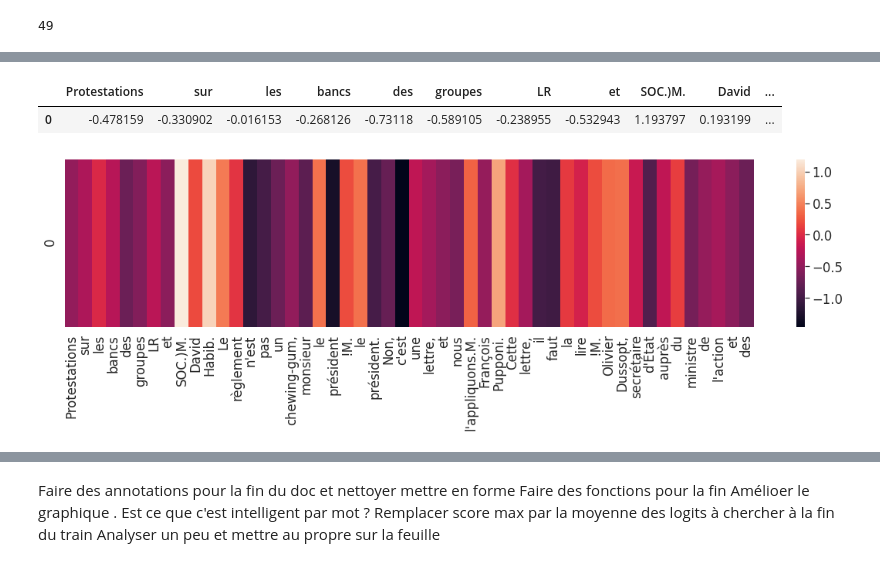
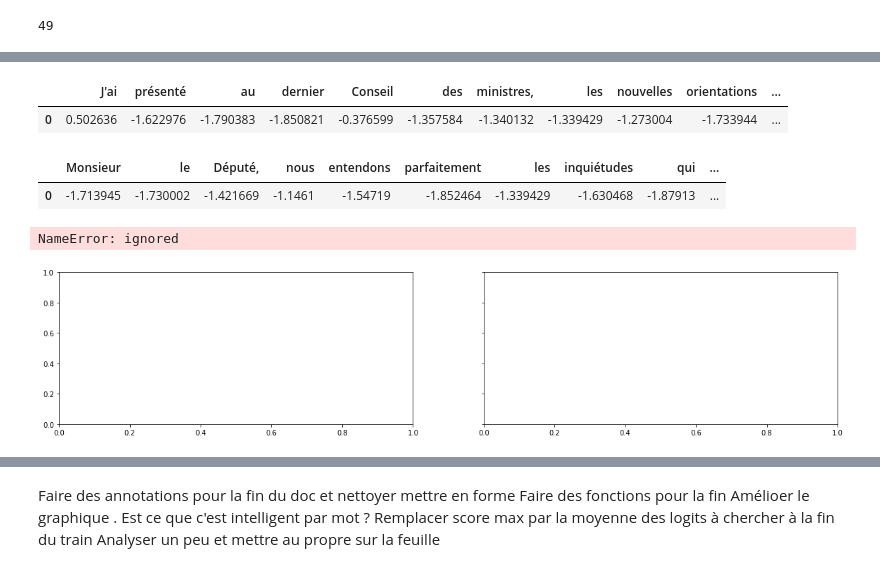
Before and after one commit to cerezamo/NLP_brouillon, a Jupyter notebook: Camembert_v2.ipynb, the cells around one changed output, grey strips where cells are left out. Cells and saved outputs as stored; diff of their text form; code cells hidden in the pictures.

```diff
--- a/Camembert_v2.ipynb
+++ b/Camembert_v2.ipynb
@@ -1576,11 +1617,2 @@ top_sentence_true
 # %%
 words_to_analyse = pd.concat([top_sentence_false,top_sentence_true]).reset_index(drop=True)
-# %%
-lst= []
-for index,row in words_to_analyse.iterrows():
-  identifiant = row.index_df
-  label = row.sexe
-  phrase = []
-  for token in row.Texte.split(' '):
-      phrase.append(token)
-      lst.append((identifiant,label,' '.join(phrase)))
@@ -1589,7 +1619,3 @@ ERROR! Session/line number was not unique in database. History logging moved to
-# %%
-words_to_analyse = pd.concat([top_sentence_false,top_sentence_true]).reset_index(drop=True)
-words_to_analyse=split_document_to_limit(1,words_to_analyse)
-words_to_analyse=words_to_analyse[words_to_analyse.Texte !='']
 # %%
 lst= []
 for index,row in words_to_analyse.iterrows():
@@ -1696,2 +1732,4 @@ result
 # %%
-scores = [i for i in result[result.index_df==207611].one_score]
+scores_false = [i for i in result[result.index_df==188912].one_score]
+df_plot_false=pd.DataFrame(scores_false).transpose()
+df_plot_false.columns=list(result[result.index_df==188912].Texte)
@@ -1702,18 +1736,27 @@ df_plot.columns=list(result[result.index_df==207611].Texte)
-# %%
-df_plot
-# %% [output]
-|  | Protestations | sur | les | bancs | des | groupes | LR | et | SOC.)M. | David | ... |
-| 0 | -0.478159 | -0.330902 | -0.016153 | -0.268126 | -0.73118 | -0.589105 | -0.238955 | -0.532943 | 1.193797 | 0.193199 | ... |
+# %%
+df_plot_false
+# %% [output]
+|  | J'ai | présenté | au | dernier | Conseil | des | ministres, | les | nouvelles | orientations | ... |
+| 0 | 0.502636 | -1.622976 | -1.790383 | -1.850821 | -0.376599 | -1.357584 | -1.340132 | -1.339429 | -1.273004 | -1.733944 | ... |
+# %%
+scores_true = [i for i in result[result.index_df==200850].one_score]
+df_plot_true=pd.DataFrame(scores_true).transpose()
+df_plot_true.columns=list(result[result.index_df==200850].Texte)
+# %%
+df_plot_true
+# %% [output]
+|  | Monsieur | le | Député, | nous | entendons | parfaitement | les | inquiétudes | qui | ... |
+| 0 | -1.713945 | -1.730002 | -1.421669 | -1.1461 | -1.54719 | -1.852464 | -1.339429 | -1.630468 | -1.87913 | ... |
 # %%
 import seaborn as sns
 import pandas as pd
 import numpy as np
 import matplotlib.pyplot as plt
 
-
-# Default heatmap: just a visualization of this square matrix
-fig, ax = plt.subplots(figsize=(20,4))
-sns.heatmap(df_plot)
+fig, (ax1, ax2) = plt.subplots(1,2,figsize=(20,4), sharex=True, sharey=True)
+sns.heatmap(df_plot_false, ax=ax1,vmin=-3,vmax=1)
+sns.heatmap(df_plot_true, ax=ax2,vmin=-3,vmax=1)
 plt.show()
 # %% [output]
+NameError: ignored
-[figure, old version]
+[figure, new version]
```
Also changed, not shown: parts of 32 cells of this notebook.
